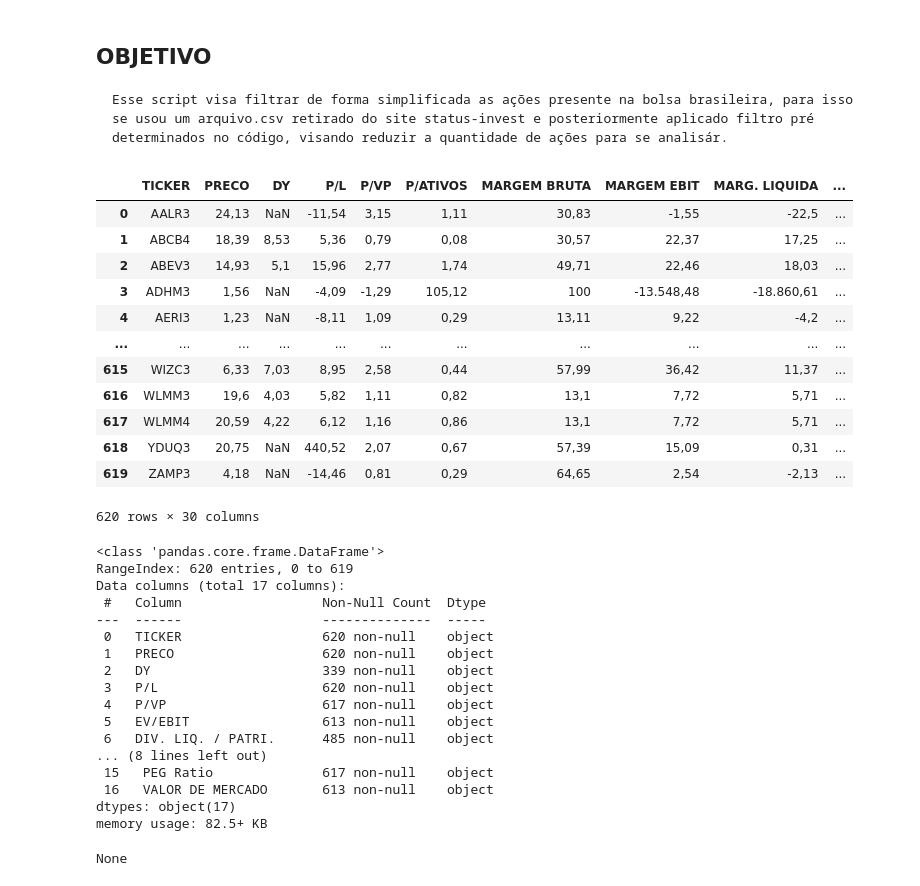
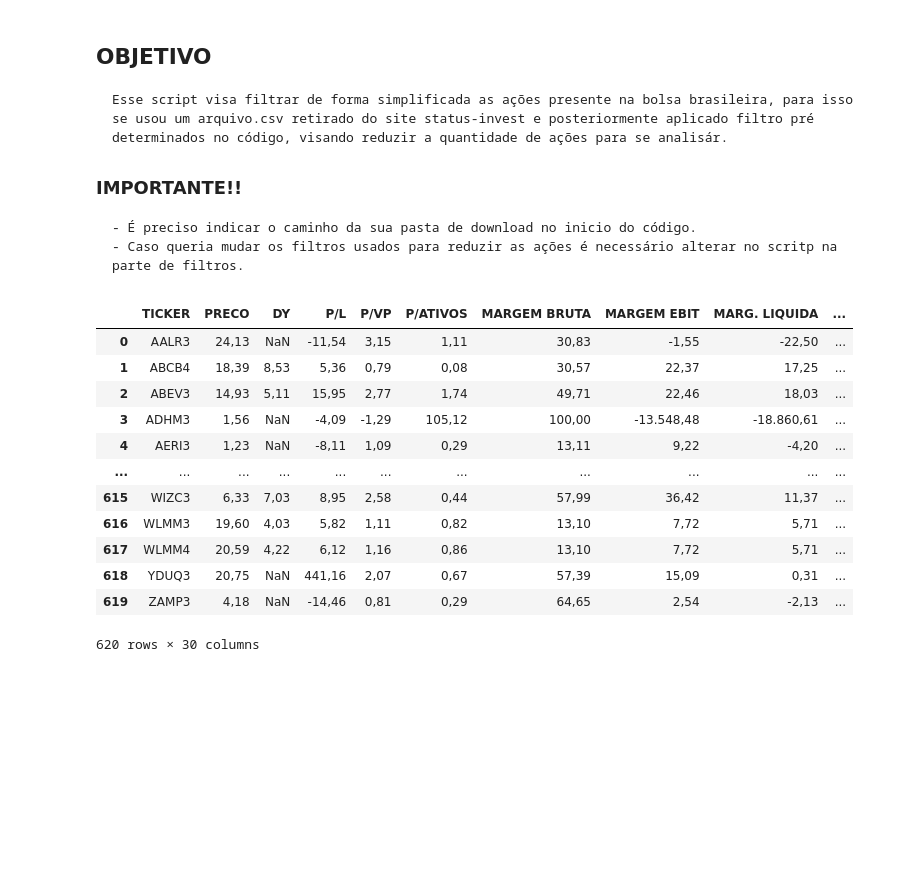
Before and after one commit to juniortavaress/market-analysis, a Jupyter notebook: main.ipynb, the cells around one changed output. Saved outputs shown, nothing was run; the diff lists cells and outputs as text; code cells hidden in the pictures; blank space fills up the shorter version.

```diff
--- a/main.ipynb
+++ b/main.ipynb
@@ -1,3 +1,7 @@
 # %% [markdown]
 ## OBJETIVO
     Esse script visa filtrar de forma simplificada as ações presente na bolsa brasileira, para isso se usou um arquivo.csv retirado do site status-invest e posteriormente aplicado filtro pré determinados no código, visando reduzir a quantidade de ações para se analisár.
+
+### IMPORTANTE!!
+    - É preciso indicar o caminho da sua pasta de download no inicio do código.
+    - Caso queria mudar os filtros usados para reduzir as ações é necessário alterar no scritp na parte de filtros.
@@ -4,46 +40,24 @@
 # %%
-#importando banco de dados
-
-import pandas as pd
-
-tabela = pd.read_csv("banco de dados.csv", sep=";")
+# Abrindo database no código
+tabela = pd.read_csv(f"{caminho}statusinvest-busca-avancada.csv", sep=";")
 #tabela = tabela.drop("CustomerID", axis=1)          #drop exclui uma linha ou coluna da tabela, axis = 0 para linha, axis = 1 para coluna.
 display(tabela)
 # %% [output]
 |  | TICKER | PRECO | DY | P/L | P/VP | P/ATIVOS | MARGEM BRUTA | MARGEM EBIT | MARG. LIQUIDA | ... |
-| 0 | AALR3 | 24,13 | NaN | -11,54 | 3,15 | 1,11 | 30,83 | -1,55 | -22,5 | ... |
+| 0 | AALR3 | 24,13 | NaN | -11,54 | 3,15 | 1,11 | 30,83 | -1,55 | -22,50 | ... |
 | 1 | ABCB4 | 18,39 | 8,53 | 5,36 | 0,79 | 0,08 | 30,57 | 22,37 | 17,25 | ... |
-| 2 | ABEV3 | 14,93 | 5,1 | 15,96 | 2,77 | 1,74 | 49,71 | 22,46 | 18,03 | ... |
-| 3 | ADHM3 | 1,56 | NaN | -4,09 | -1,29 | 105,12 | 100 | -13.548,48 | -18.860,61 | ... |
-| 4 | AERI3 | 1,23 | NaN | -8,11 | 1,09 | 0,29 | 13,11 | 9,22 | -4,2 | ... |
+| 2 | ABEV3 | 14,93 | 5,11 | 15,95 | 2,77 | 1,74 | 49,71 | 22,46 | 18,03 | ... |
+| 3 | ADHM3 | 1,56 | NaN | -4,09 | -1,29 | 105,12 | 100,00 | -13.548,48 | -18.860,61 | ... |
+| 4 | AERI3 | 1,23 | NaN | -8,11 | 1,09 | 0,29 | 13,11 | 9,22 | -4,20 | ... |
 | ... | ... | ... | ... | ... | ... | ... | ... | ... | ... | ... |
 | 615 | WIZC3 | 6,33 | 7,03 | 8,95 | 2,58 | 0,44 | 57,99 | 36,42 | 11,37 | ... |
-| 616 | WLMM3 | 19,6 | 4,03 | 5,82 | 1,11 | 0,82 | 13,1 | 7,72 | 5,71 | ... |
-| 617 | WLMM4 | 20,59 | 4,22 | 6,12 | 1,16 | 0,86 | 13,1 | 7,72 | 5,71 | ... |
-| 618 | YDUQ3 | 20,75 | NaN | 440,52 | 2,07 | 0,67 | 57,39 | 15,09 | 0,31 | ... |
+| 616 | WLMM3 | 19,60 | 4,03 | 5,82 | 1,11 | 0,82 | 13,10 | 7,72 | 5,71 | ... |
+| 617 | WLMM4 | 20,59 | 4,22 | 6,12 | 1,16 | 0,86 | 13,10 | 7,72 | 5,71 | ... |
+| 618 | YDUQ3 | 20,75 | NaN | 441,16 | 2,07 | 0,67 | 57,39 | 15,09 | 0,31 | ... |
 | 619 | ZAMP3 | 4,18 | NaN | -14,46 | 0,81 | 0,29 | 64,65 | 2,54 | -2,13 | ... |
 620 rows × 30 columns
 # %%
 # Removendo colunas não necessárias
 tabela = tabela.drop(["P/ATIVOS", "PSR", "P/CAP. GIRO", "P/EBIT", "P. AT CIR. LIQ.", "MARGEM EBIT", "DIVIDA LIQUIDA / EBIT", "PASSIVOS / ATIVOS", "MARGEM BRUTA", "MARG. LIQUIDA", " VPA", " LPA", "GIRO ATIVOS"], axis=1)
-display(tabela.info())
+#display(tabela.info())
-# %% [output]
-<class 'pandas.core.frame.DataFrame'>
-RangeIndex: 620 entries, 0 to 619
-Data columns (total 17 columns):
- #   Column                  Non-Null Count  Dtype
----  ------                  --------------  -----
- 0   TICKER                  620 non-null    object
- 1   PRECO                   620 non-null    object
- 2   DY                      339 non-null    object
- 3   P/L                     620 non-null    object
- 4   P/VP                    617 non-null    object
- 5   EV/EBIT                 613 non-null    object
- 6   DIV. LIQ. / PATRI.      485 non-null    object
-... (8 lines left out)
- 15   PEG Ratio              617 non-null    object
- 16   VALOR DE MERCADO       613 non-null    object
-dtypes: object(17)
-memory usage: 82.5+ KB
-None
 # %%
```
Also changed, not shown: parts of 7 cells of this notebook, 2 other files.
